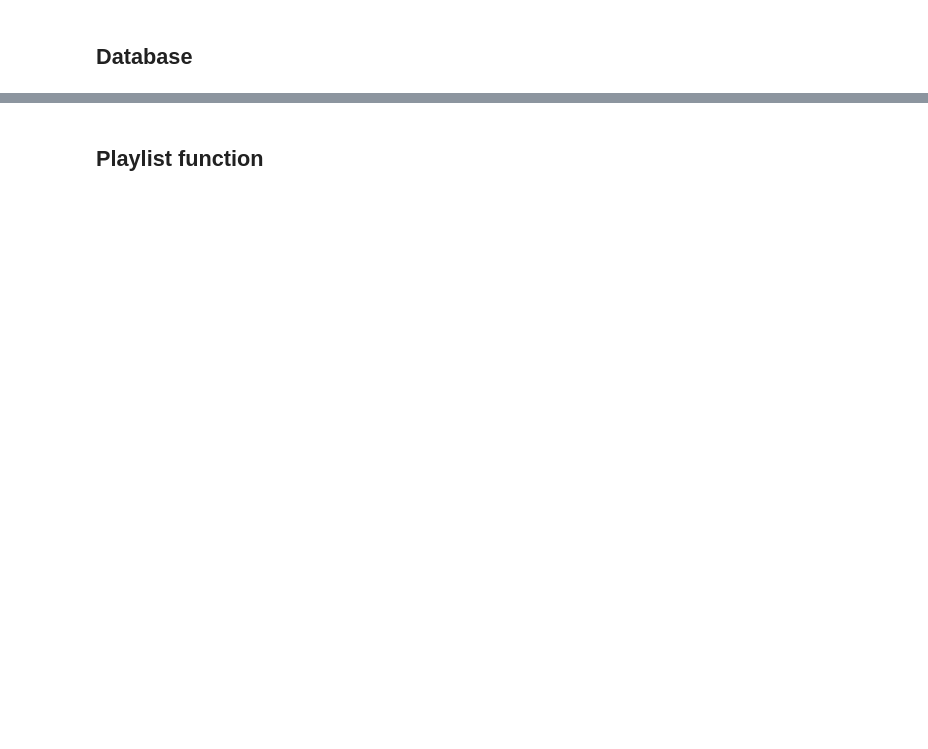
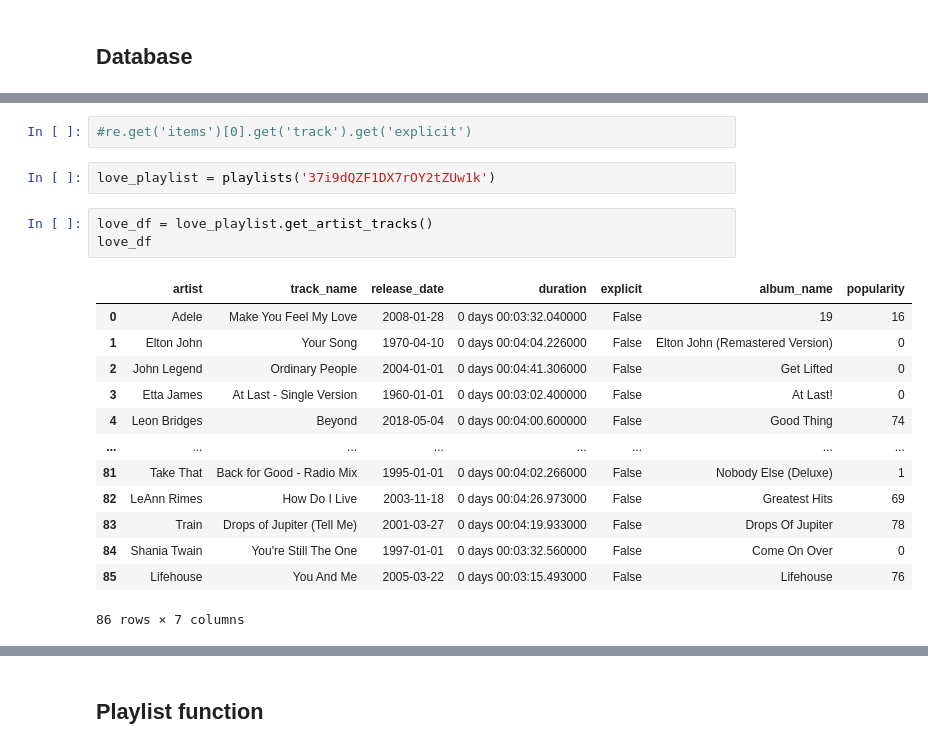
Before and after one commit to keir20/book-woofer, a Jupyter notebook: notebooks/keir20-Spotify.ipynb, the cells around one changed output, grey strips where cells are left out. Drawn from its saved outputs; the diff is of its cells as text; blank space fills up the shorter version.

```diff
--- a/notebooks/keir20-Spotify.ipynb
+++ b/notebooks/keir20-Spotify.ipynb
@@ -141,0 +169,21 @@ artistTrack
+# %%
+#re.get('items')[0].get('track').get('explicit')
+# %%
+love_playlist = playlists('37i9dQZF1DX7rOY2tZUw1k')
+# %%
+love_df = love_playlist.get_artist_tracks()
+love_df
+# %% [output]
+|  | artist | track_name | release_date | duration | explicit | album_name | popularity |
+| 0 | Adele | Make You Feel My Love | 2008-01-28 | 0 days 00:03:32.040000 | False | 19 | 16 |
+| 1 | Elton John | Your Song | 1970-04-10 | 0 days 00:04:04.226000 | False | Elton John (Remastered Version) | 0 |
+| 2 | John Legend | Ordinary People | 2004-01-01 | 0 days 00:04:41.306000 | False | Get Lifted | 0 |
+| 3 | Etta James | At Last - Single Version | 1960-01-01 | 0 days 00:03:02.400000 | False | At Last! | 0 |
+| 4 | Leon Bridges | Beyond | 2018-05-04 | 0 days 00:04:00.600000 | False | Good Thing | 74 |
+| ... | ... | ... | ... | ... | ... | ... | ... |
+| 81 | Take That | Back for Good - Radio Mix | 1995-01-01 | 0 days 00:04:02.266000 | False | Nobody Else (Deluxe) | 1 |
+| 82 | LeAnn Rimes | How Do I Live | 2003-11-18 | 0 days 00:04:26.973000 | False | Greatest Hits | 69 |
+| 83 | Train | Drops of Jupiter (Tell Me) | 2001-03-27 | 0 days 00:04:19.933000 | False | Drops Of Jupiter | 78 |
+| 84 | Shania Twain | You're Still The One | 1997-01-01 | 0 days 00:03:32.560000 | False | Come On Over | 0 |
+| 85 | Lifehouse | You And Me | 2005-03-22 | 0 days 00:03:15.493000 | False | Lifehouse | 76 |
+86 rows × 7 columns
```
Also changed, not shown: parts of 20 cells of this notebook, 2 other files.
